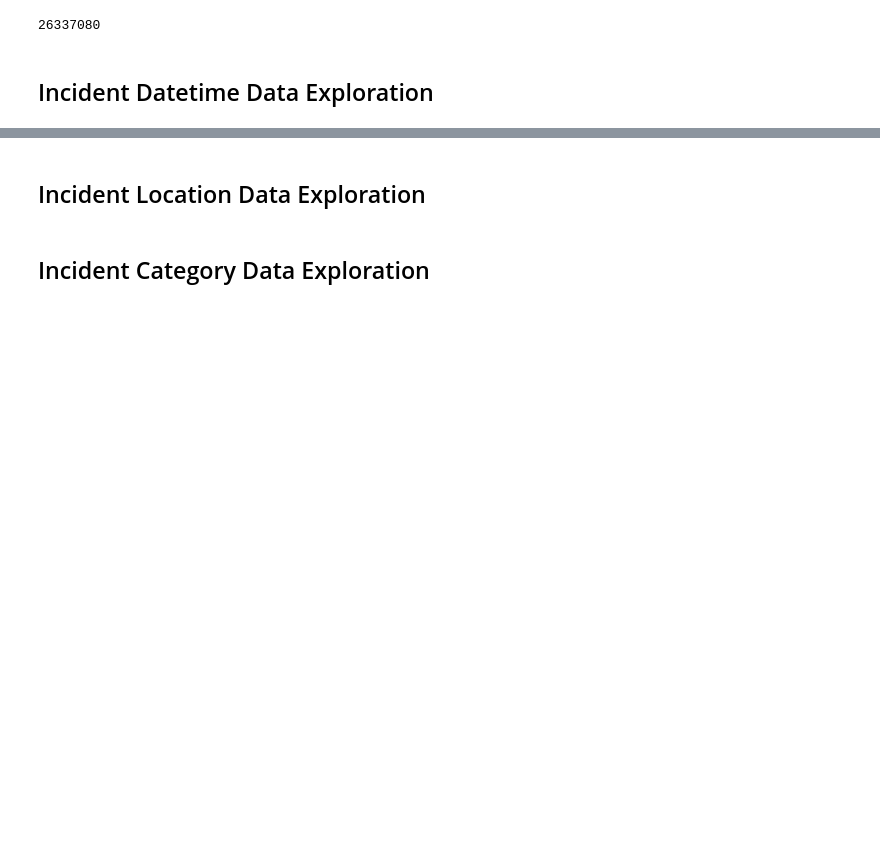
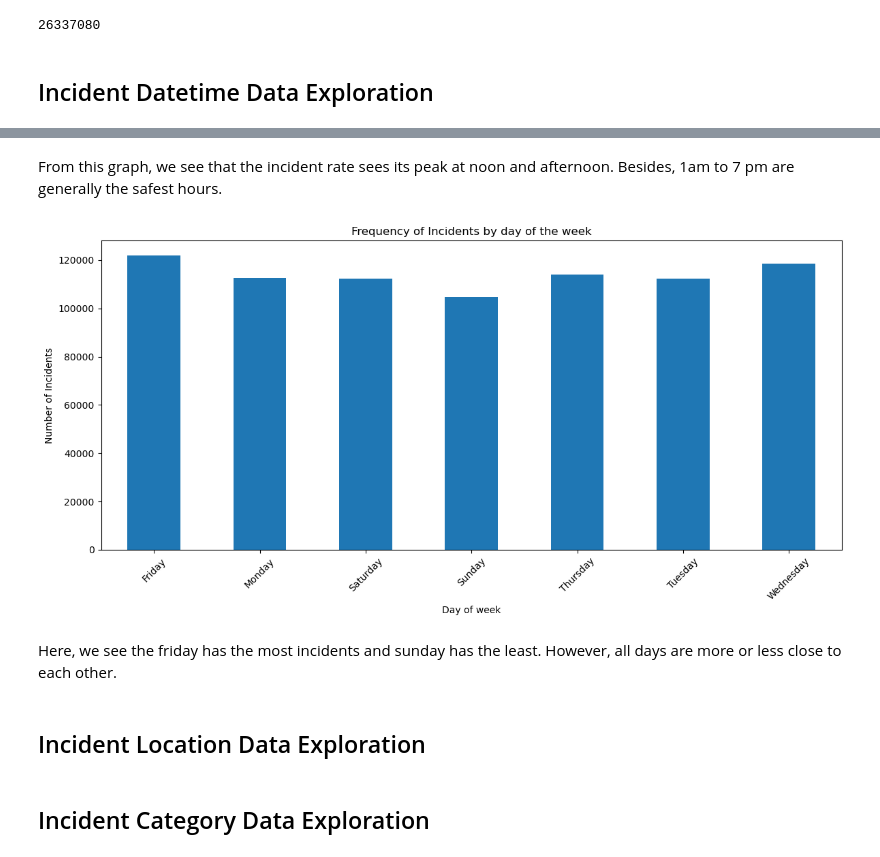
Before and after one commit to zhubzy/SF-Incident-Prediction, a Jupyter notebook: SF_Incident_Prediction.ipynb, the cells around one changed output, grey strips where cells are left out. Cells and saved outputs as stored; diff of their text form; code cells hidden in the pictures; blank space fills up the shorter version.

```diff
--- a/SF_Incident_Prediction.ipynb
+++ b/SF_Incident_Prediction.ipynb
@@ -67,3 +97,21 @@ df_cleaned.size
+# %% [markdown]
+From this graph, we see that the incident rate sees its peak at noon and afternoon. Besides, 1am to 7 pm are generally the safest hours.
+# %%
+day_of_week_counts = df['Incident Day of Week'].value_counts().sort_index()
+day_of_week_counts
+
+plt.figure(figsize=(12, 6))
+day_of_week_counts.plot(kind='bar')
+plt.title('Frequency of Incidents by day of the week')
+plt.xlabel('Day of week')
+plt.ylabel('Number of Incidents')
+plt.xticks(rotation=45)
+plt.tight_layout()
+plt.show()
+# %% [output]
+[figure, added]
+# %% [markdown]
+Here, we see the friday has the most incidents and sunday has the least. However, all days are more or less close to each other.
 # %% [markdown]
 ## Incident Location Data Exploration
 # %% [markdown]
```
Also changed, not shown: parts of 9 cells of this notebook.
